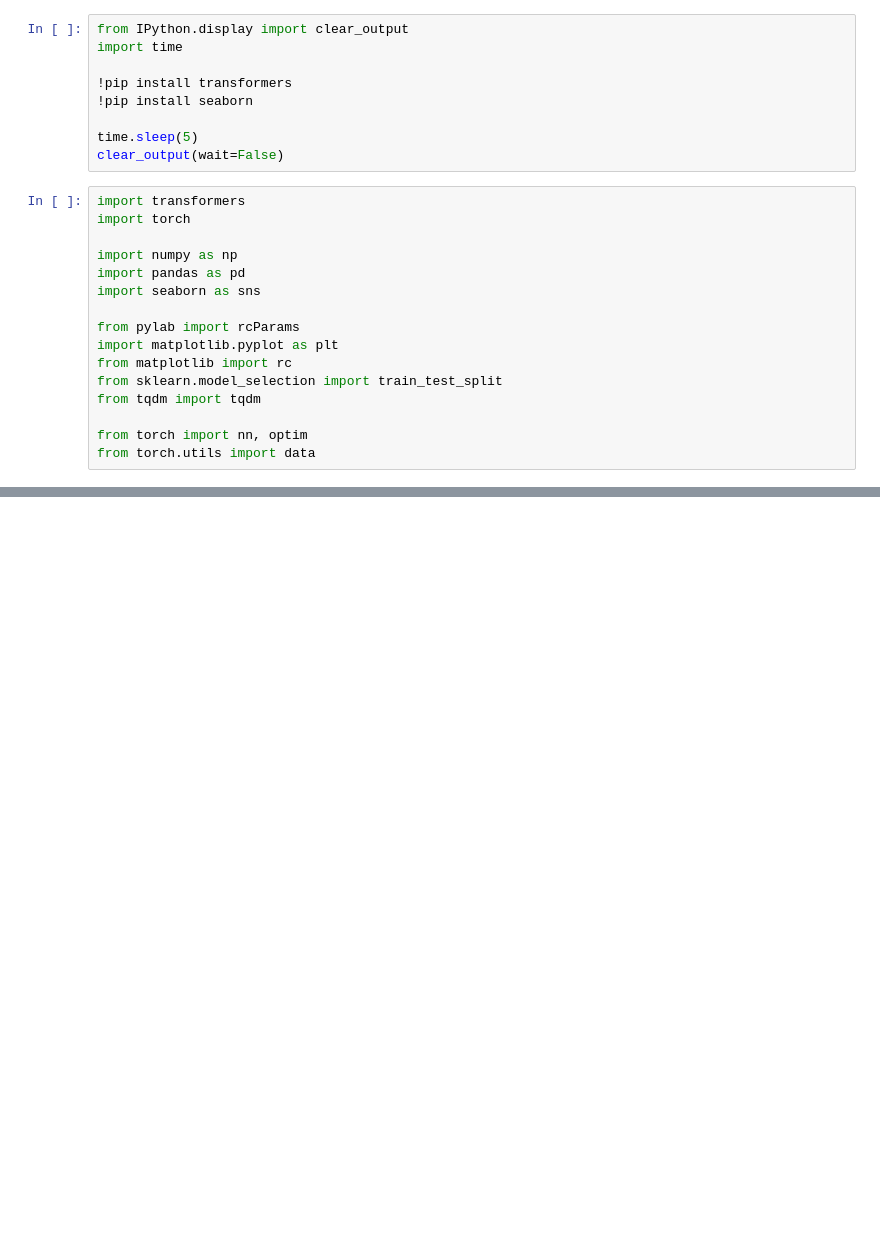
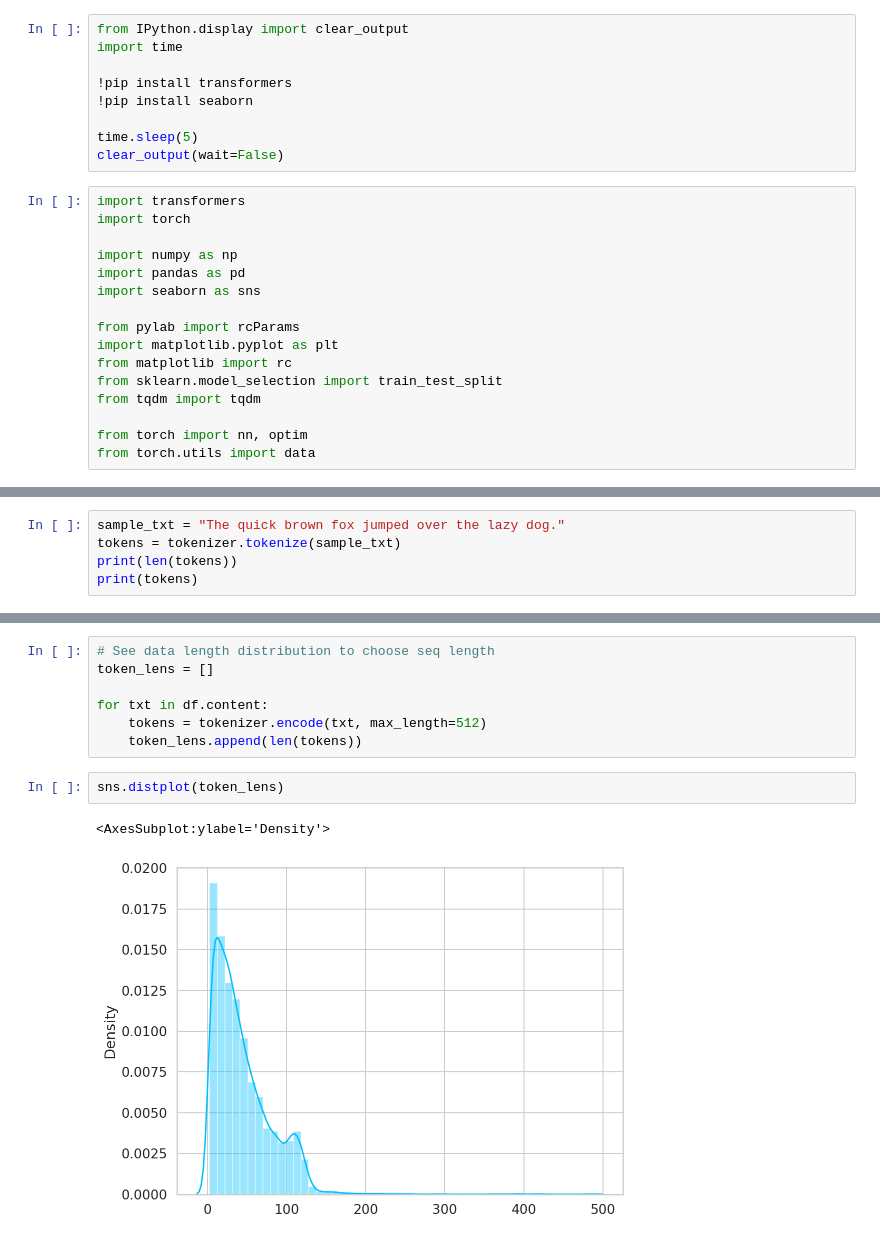
Before and after one commit to alif-munim/deep-learning, a Jupyter notebook: pytorch/bert.ipynb, the cells around one changed output, grey strips where cells are left out. Drawn from its saved outputs; the diff is of its cells as text; blank space fills up the shorter version.

```diff
--- a/pytorch/bert.ipynb
+++ b/pytorch/bert.ipynb
@@ -55,0 +112,5 @@ To: /ssd003/home/amunim/deep-learning/pytorch/reviews.csv
+# %%
+sample_txt = "The quick brown fox jumped over the lazy dog."
+tokens = tokenizer.tokenize(sample_txt)
+print(len(tokens))
+print(tokens)
@@ -55,0 +168,12 @@ To: /ssd003/home/amunim/deep-learning/pytorch/reviews.csv
+# %%
+# See data length distribution to choose seq length
+token_lens = []
+
+for txt in df.content:
+    tokens = tokenizer.encode(txt, max_length=512)
+    token_lens.append(len(tokens))
+# %%
+sns.distplot(token_lens)
+# %% [output]
+<AxesSubplot:ylabel='Density'>
+[figure, added]
```
Also changed, not shown: parts of 17 cells of this notebook.
